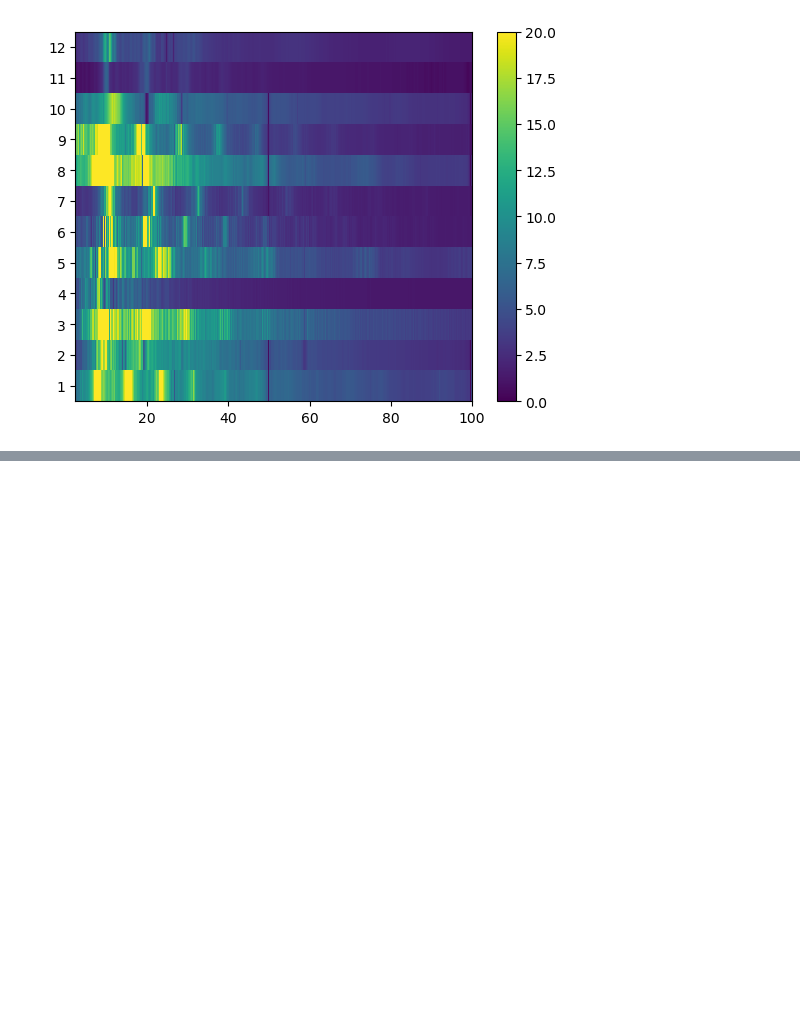
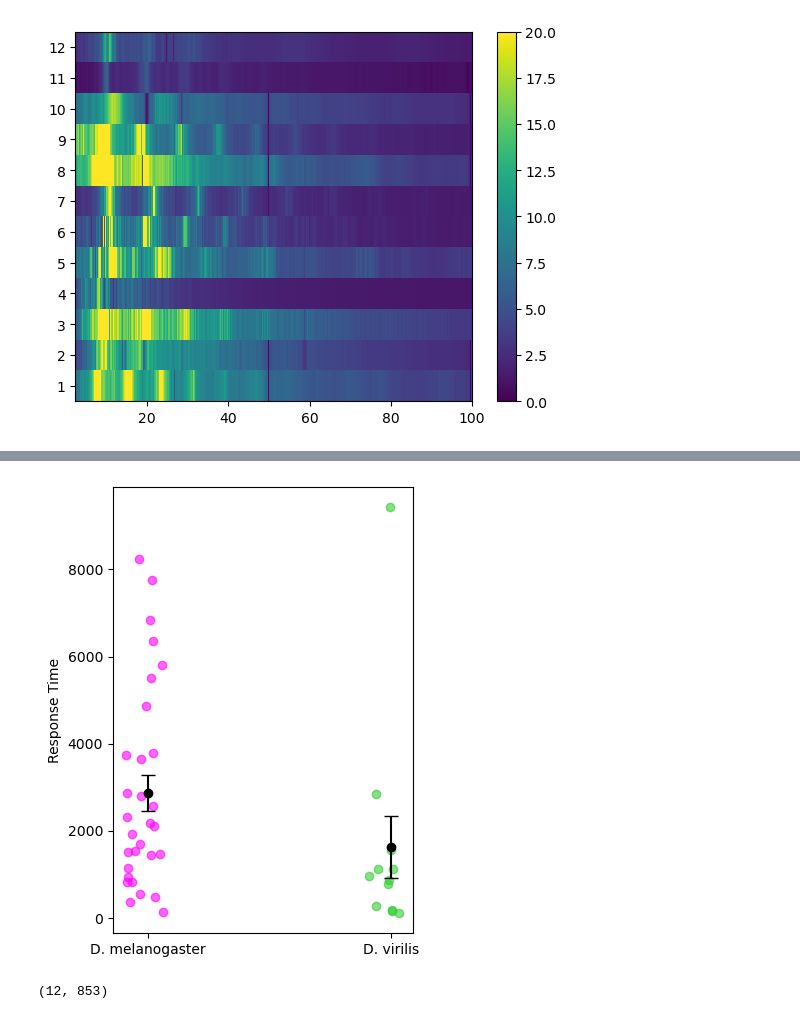
Before and after one commit to GordusLab/spider_prey_capture_paper, a Jupyter notebook: 1_webvibration/Figure_1.ipynb, the cells around one changed output, grey strips where cells are left out. Cells and saved outputs as stored; diff of their text form; code cells hidden in the pictures; blank space fills up the shorter version.

```diff
--- a/1_webvibration/Figure_1.ipynb
+++ b/1_webvibration/Figure_1.ipynb
@@ -170,0 +347,40 @@ plt.show()
+# %%
+import matplotlib.pyplot as plt
+import seaborn as sns
+import numpy as np
+
+import numpy as np
+import matplotlib.pyplot as plt
+
+# Example LL data for 3, 4, and 5 states (replace with your actual data)
+
+
+### Side camera frame rate = 100 HZ
+rt = np.load(directory+'rt.npy')
+rtv = np.load(directory+'rtv.npy')
+# Combine into one array
+data = [rt, rtv]
+labels = ['D. melanogaster', 'D. virilis']
+
+# Scatter plot
+
+fig = plt.figure(figsize=(4, 5))
+
+for i, ll in enumerate(data):
+    if i==0:
+        x = np.random.normal(i + 0, 0.05, size=len(ll))  # jitter for visibility
+        plt.scatter(x, ll, alpha=0.6, label=labels[i], c='magenta')
+    elif i==1:
+        x = np.random.normal(i + 0, 0.05, size=len(ll))  # jitter for visibility
+        plt.scatter(x, ll, alpha=0.6, label=labels[i], c='limegreen')
+    mean = np.mean(ll)
+    sem = np.std(ll)/np.sqrt(len(ll))
+    plt.errorbar(i + 0, mean, yerr=sem, fmt='o', color='black', capsize=5)
+
+# Customize axes
+plt.xticks([0,1], labels)
+plt.ylabel('Response Time')
+
+plt.tight_layout()
+# %% [output]
+[figure, added]
@@ -170,0 +389,4 @@ plt.show()
+# %%
+df2.shape
+# %% [output]
+(12, 853)
```
Also changed, not shown: parts of 5 cells of this notebook, 3 other files.
